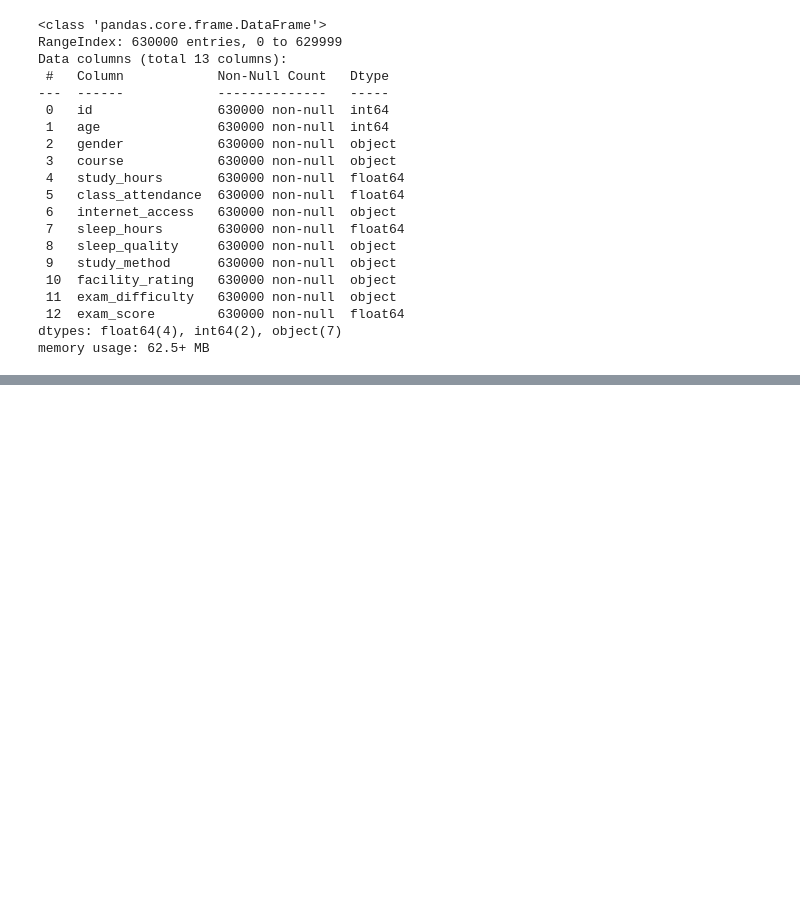
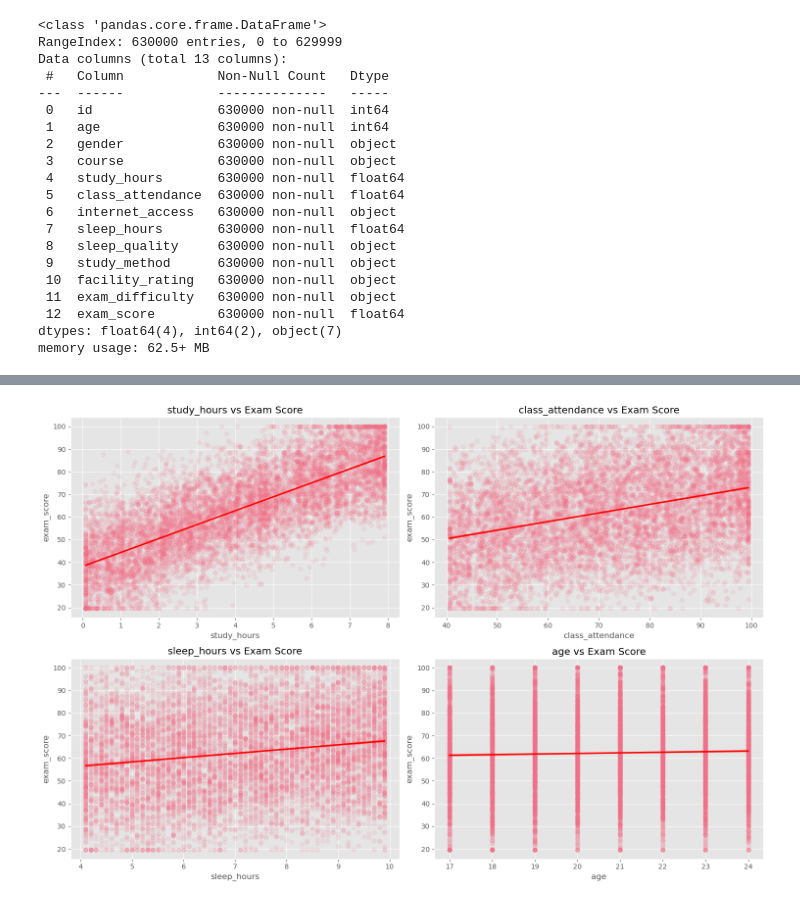
Before and after one commit to g-yunjh/dev, a Jupyter notebook: main.ipynb, the cells around one changed output, grey strips where cells are left out. Saved outputs shown, nothing was run; the diff lists cells and outputs as text; code cells hidden in the pictures; blank space fills up the shorter version.

```diff
--- a/main.ipynb
+++ b/main.ipynb
@@ -50,0 +70,16 @@ memory usage: 62.5+ MB
+# %%
+# 2. 수치형 변수 vs 타겟 변수의 관계 (상관관계)
+# 어떤 공부 습관이 점수에 직접적인 영향을 주는지 산점도로 확인
+num_features = ['study_hours', 'class_attendance', 'sleep_hours', 'age']
+
+plt.figure(figsize=(15, 10))
+for i, col in enumerate(num_features, 1):
+    plt.subplot(2, 2, i)
+    # 데이터가 많으므로 scatter 대신 regplot으로 추세선을 봅니다. (샘플링 10,000개)
+    sns.regplot(data=train_df.sample(10000), x=col, y='exam_score',
+                scatter_kws={'alpha':0.1}, line_kws={'color':'red'})
+    plt.title(f'{col} vs Exam Score')
+plt.tight_layout()
+plt.show()
+# %% [output]
+[figure, added]
```
Also changed, not shown: parts of 11 cells of this notebook, 1 other file.
